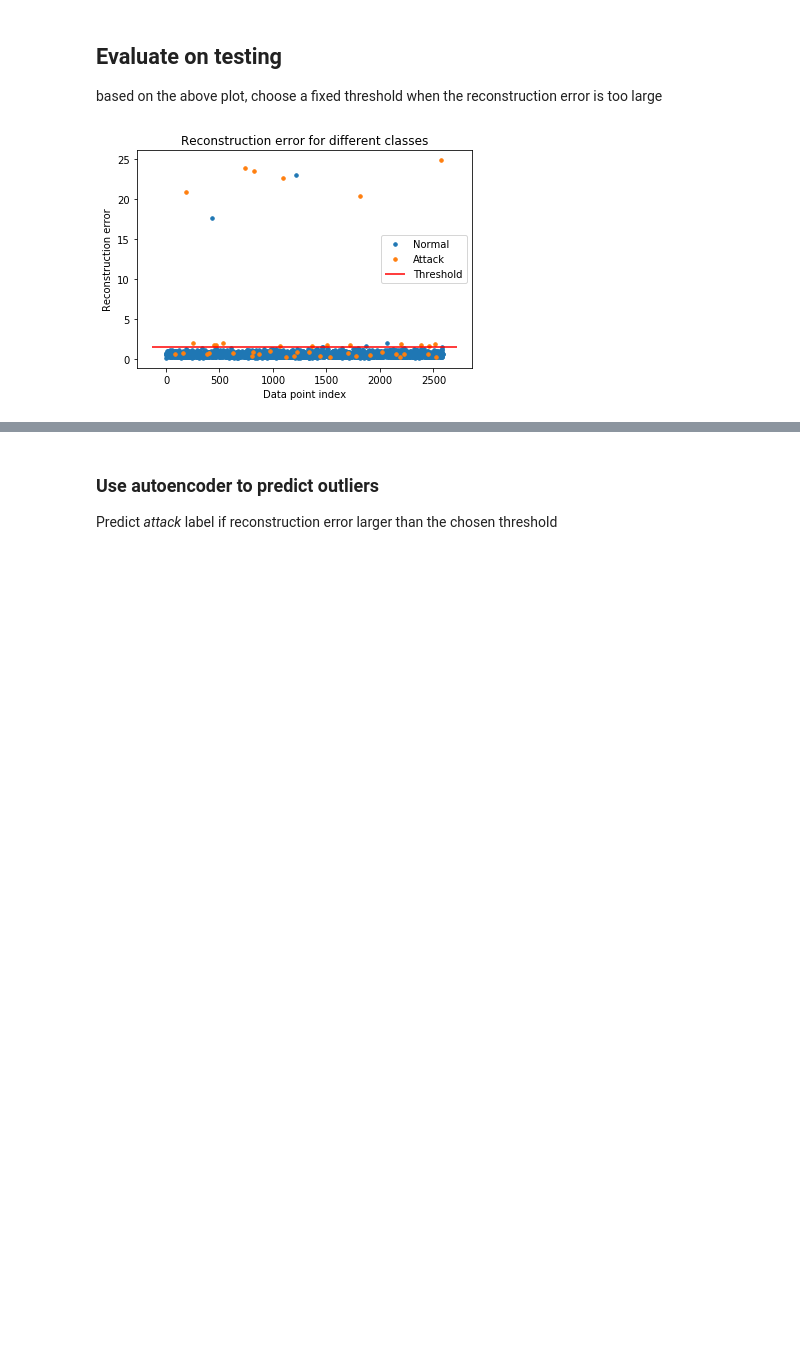
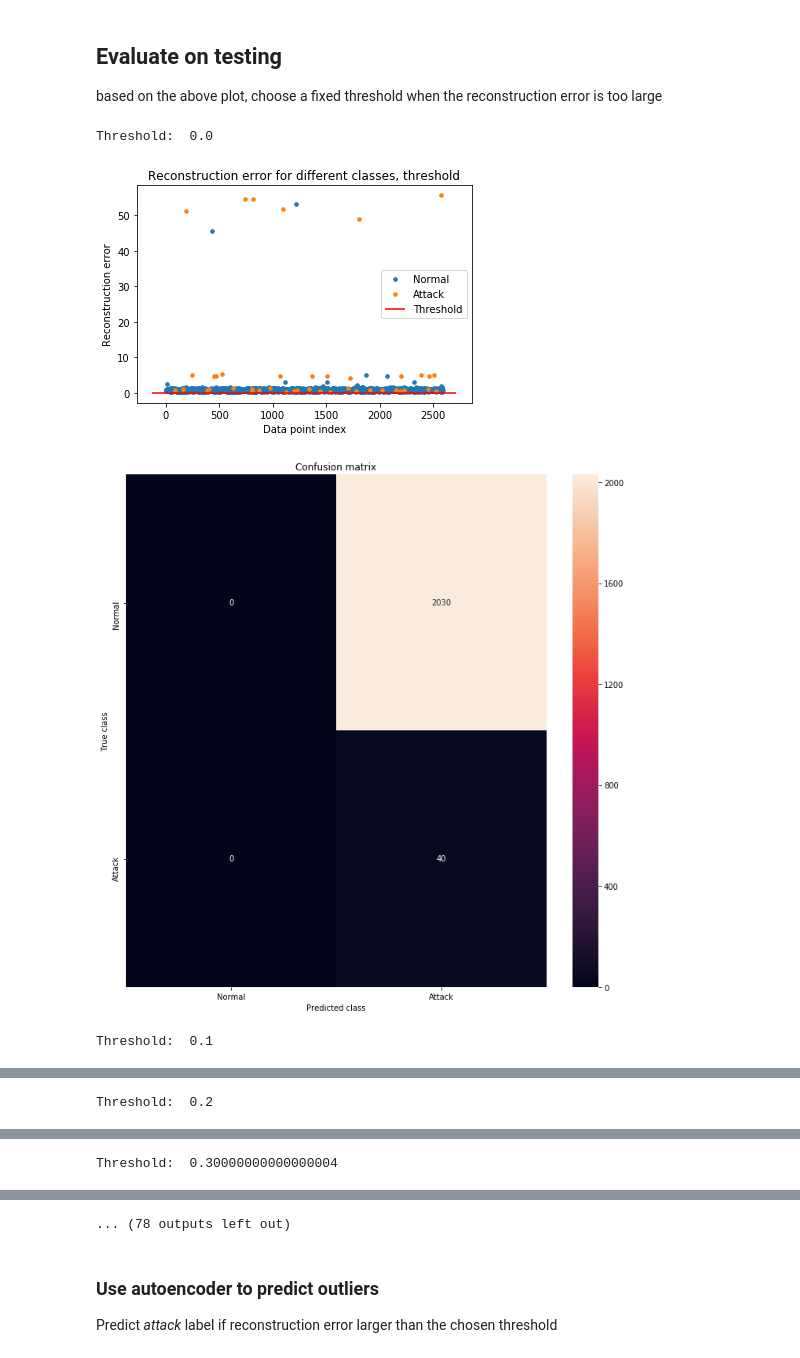
Before and after one commit to LRNavin/cyberdata_analytics, a Jupyter notebook: assign2_anamoly_detection/AE for AD.ipynb, the cells around one changed output, grey strips where cells are left out. Saved outputs shown, nothing was run; the diff lists cells and outputs as text; code cells hidden in the pictures; blank space fills up the shorter version.

```diff
--- a/assign2_anamoly_detection/AE for AD.ipynb
+++ b/assign2_anamoly_detection/AE for AD.ipynb
@@ -101,12 +99,12 @@ df_test_x_rescaled = scaler.transform(df_test.drop(['ATT_FLAG'], axis = 1))
 # %% [markdown]
 ## Set up a neural network with relu-encoder
 # %%
-nb_epoch = 100
-batch_size = 128
+nb_epoch = 500
+batch_size = 300
 input_dim = df_train_0_x_rescaled.shape[1] #num of predictor variables,
-encoding_dim = 16
+encoding_dim = 18
 hidden_dim = int(encoding_dim / 2)
-learning_rate = 1e-3
+learning_rate = 5e-3
 
 input_layer = Input(shape=(input_dim, ))
 encoder = Dense(encoding_dim, activation="tanh", activity_regularizer=regularizers.l1(learning_rate))(input_layer)
@@ -143,13 +141,16 @@ tb = TensorBoard(log_dir='./logs',
                 write_graph=True,
                 write_images=True)
 
+earlyStopping= EarlyStopping(monitor='val_loss', patience=3, verbose=0,  min_delta=1e-4, mode='auto')
+lr_reduced = ReduceLROnPlateau(monitor='val_loss', factor=0.5, patience=1, verbose=0, epsilon=1e-4, mode='min')
+
 history = autoencoder.fit(df_train_0_x_rescaled, df_train_0_x_rescaled,
                     epochs=nb_epoch,
                     batch_size=batch_size,
                     shuffle=True,
                     validation_data=(df_valid_0_x_rescaled, df_valid_0_x_rescaled),
                     verbose=1,
-                    callbacks=[cp, tb]).history
+                    callbacks=[cp, tb, earlyStopping,lr_reduced]).history
 # %% [output]
 WARNING:tensorflow:From /usr/local/lib/python3.7/site-packages/tensorflow/python/ops/math_ops.py:3066: to_int32 (from tensorflow.python.ops.math_ops) is deprecated and will be removed in a future vers ...
 Instructions for updating:
@@ -191,27 +195,44 @@ plt.show()
 
 based on the above plot, choose a fixed threshold when the reconstruction error is too large
 # %%
-threshold_fixed = 1.5
+for threshold_fixed in np.arange(0.0, 3.0, 0.1):
+
+#threshold_fixed = 3.0
 
 
-test_x_predictions = autoencoder.predict(df_test_x_rescaled)
-mse = np.mean(np.power(df_test_x_rescaled - test_x_predictions, 2), axis=1)
-error_df_test = pd.DataFrame({'Reconstruction_error': mse,
-                        'True_class': df_test['ATT_FLAG']})
-error_df_test = error_df_test.reset_index()
+    test_x_predictions = autoencoder.predict(df_test_x_rescaled)
+    mse = np.mean(np.power(df_test_x_rescaled - test_x_predictions, 2), axis=1)
+    error_df_test = pd.DataFrame({'Reconstruction_error': mse,
+                            'True_class': df_test['ATT_FLAG']})
+    error_df_test = error_df_test.reset_index()
 
-groups = error_df_test.groupby('True_class')
+    groups = error_df_test.groupby('True_class')
 
-fig, ax = plt.subplots()
+    fig, ax = plt.subplots()
 
-for name, group in groups:
-    ax.plot(group.index, group.Reconstruction_error, marker='o', ms=3.5, linestyle='',
-            label= "Attack" if name == 1 else "Normal")
-ax.hlines(threshold_fixed, ax.get_xlim()[0], ax.get_xlim()[1], colors="r", zorder=100, label='Threshold')
-ax.legend()
-plt.title("Reconstruction error for different classes")
-plt.ylabel("Reconstruction error")
-plt.xlabel("Data point index")
-plt.show();
+    for name, group in groups:
+        ax.plot(group.index, group.Reconstruction_error, marker='o', ms=3.5, linestyle='',
+                label= "Attack" if name == 1 else "Normal")
+    ax.hlines(threshold_fixed, ax.get_xlim()[0], ax.get_xlim()[1], colors="r", zorder=100, label='Threshold')
+    ax.legend()
+    print('Threshold: ', threshold_fixed)
+    plt.title("Reconstruction error for different classes, threshold")
+    plt.ylabel("Reconstruction error")
+    plt.xlabel("Data point index")
+    plt.show();
+
+    pred_y = [1 if e > threshold_fixed else 0 for e in error_df.Reconstruction_error.values]
+
+    conf_matrix = confusion_matrix(error_df.True_class, pred_y)
+
+    plt.figure(figsize=(12, 12))
+    sns.heatmap(conf_matrix, xticklabels=LABELS, yticklabels=LABELS, annot=True, fmt="d");
+    plt.title("Confusion matrix")
+    plt.ylabel('True class')
+    plt.xlabel('Predicted class')
+    plt.show()
 # %% [output]
+Threshold:  0.0
-[figure, old version]
+[figure, new version]
+[figure, added]
+Threshold:  0.1
@@ -217,0 +241 @@ plt.show();
+Threshold:  0.2
@@ -217,0 +244 @@ plt.show();
+Threshold:  0.30000000000000004
@@ -218,3 +247,4 @@ plt.show();
+... (78 outputs left out)
 # %% [markdown]
 ### Use autoencoder to predict outliers
 
```
Also changed, not shown: parts of 5 cells of this notebook, 20 other files.
